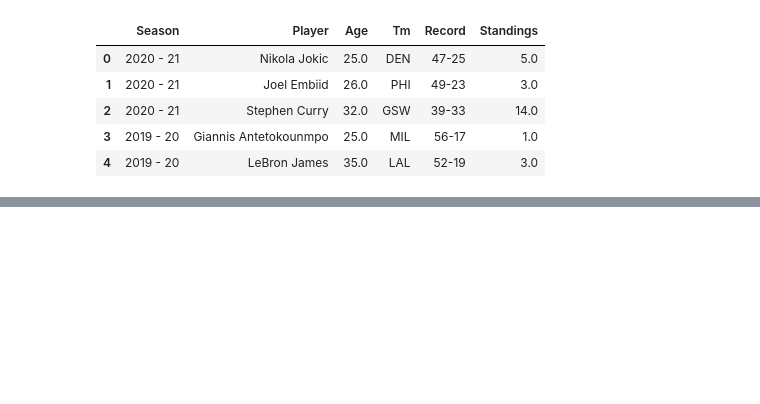
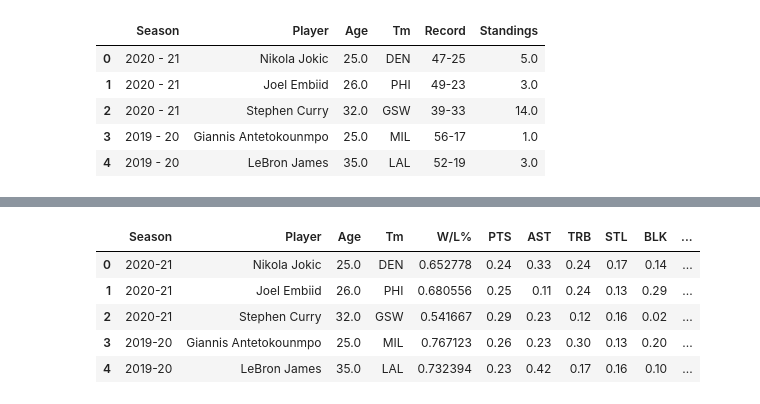
Before and after one commit to gohsoonhao/therealGOAT, a Jupyter notebook: 2c_reg_season_award_competitors.ipynb, the cells around one changed output, grey strips where cells are left out. Cells and saved outputs as stored; diff of their text form; code cells hidden in the pictures; blank space fills up the shorter version.

```diff
--- a/2c_reg_season_award_competitors.ipynb
+++ b/2c_reg_season_award_competitors.ipynb
@@ -213,0 +206,4 @@ mvp_team_records.head()
+# %%
+# Create new column W/L% from Record
+wins_losses = merged_mvp_df['Record'].str.split('-', expand=True).astype(float)
+merged_mvp_df['W/L%'] = wins_losses[0] / (wins_losses[0] + wins_losses[1])
@@ -213,0 +241,7 @@ mvp_team_records.head()
+# %%
+# Some of these feature is no in my current project, so I dropped these columns
+features_to_drop = ['W','L','G','FG%','PA/G','PS/G','FT%','3P%','MP']
+feature_impt_rel = feature_impt[~feature_impt['Feature'].isin(features_to_drop)].copy()
+feature_impt_rel['Normalized'] = feature_impt_rel['Combined'] / feature_impt_rel['Combined'].sum()
+feature_importance_dict = dict(zip(feature_impt_rel['Feature'], feature_impt_rel['Normalized']))
+feature_importance_dict
@@ -213,0 +256,15 @@ mvp_team_records.head()
+# %%
+merged_mvp_rel_df = merged_mvp_df[['Season', 'Player','Age_x','Tm','W/L%','PTS_coeff','AST_coeff','TRB_coeff','STL_coeff','BLK_coeff']]
+merged_mvp_rel_df.rename(columns={
+    'PTS_coeff': 'PTS',
+    'AST_coeff': 'AST',
+    'TRB_coeff': 'TRB',
+    'STL_coeff': 'STL',
+    'BLK_coeff': 'BLK',
+    'Age_x': 'Age'
+}, inplace=True)
+
+
+merged_mvp_rel_df['competition_score'] = merged_mvp_rel_df[list(feature_importance_dict.keys())].dot(
+    list(feature_importance_dict.values())
+)
@@ -213,0 +281,9 @@ mvp_team_records.head()
+# %%
+merged_mvp_rel_df.head()
+# %% [output]
+|  | Season | Player | Age | Tm | W/L% | PTS | AST | TRB | STL | BLK | ... |
+| 0 | 2020-21 | Nikola Jokic | 25.0 | DEN | 0.652778 | 0.24 | 0.33 | 0.24 | 0.17 | 0.14 | ... |
+| 1 | 2020-21 | Joel Embiid | 26.0 | PHI | 0.680556 | 0.25 | 0.11 | 0.24 | 0.13 | 0.29 | ... |
+| 2 | 2020-21 | Stephen Curry | 32.0 | GSW | 0.541667 | 0.29 | 0.23 | 0.12 | 0.16 | 0.02 | ... |
+| 3 | 2019-20 | Giannis Antetokounmpo | 25.0 | MIL | 0.767123 | 0.26 | 0.23 | 0.30 | 0.13 | 0.20 | ... |
+| 4 | 2019-20 | LeBron James | 35.0 | LAL | 0.732394 | 0.23 | 0.42 | 0.17 | 0.16 | 0.10 | ... |
```
Also changed, not shown: parts of 10 cells of this notebook.
